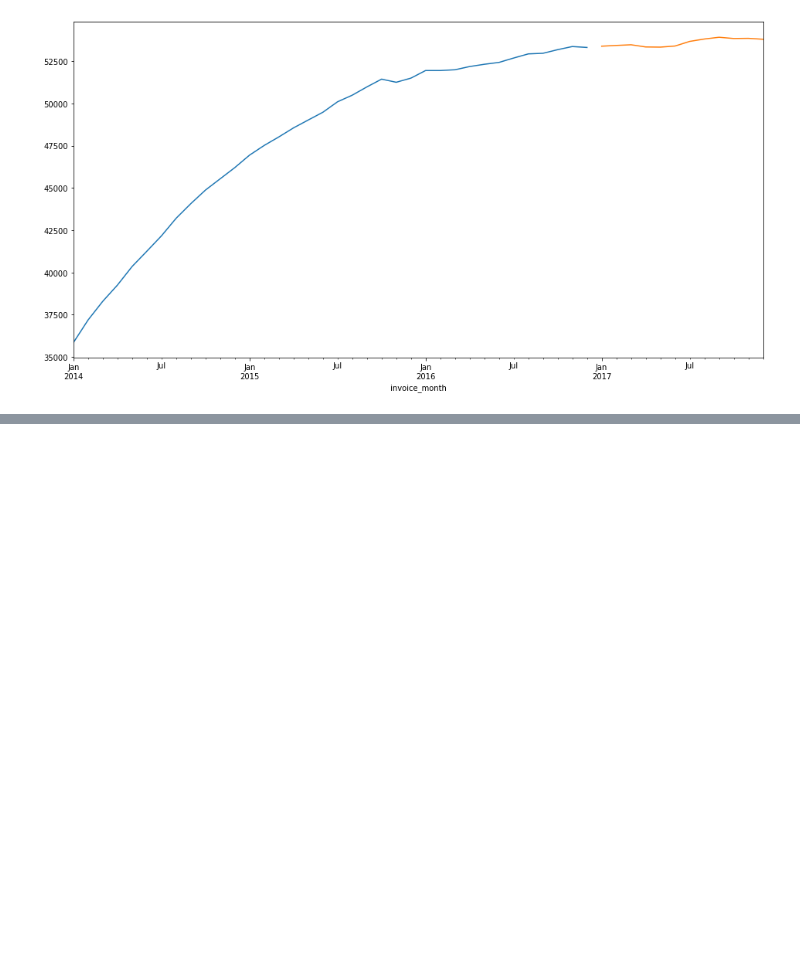
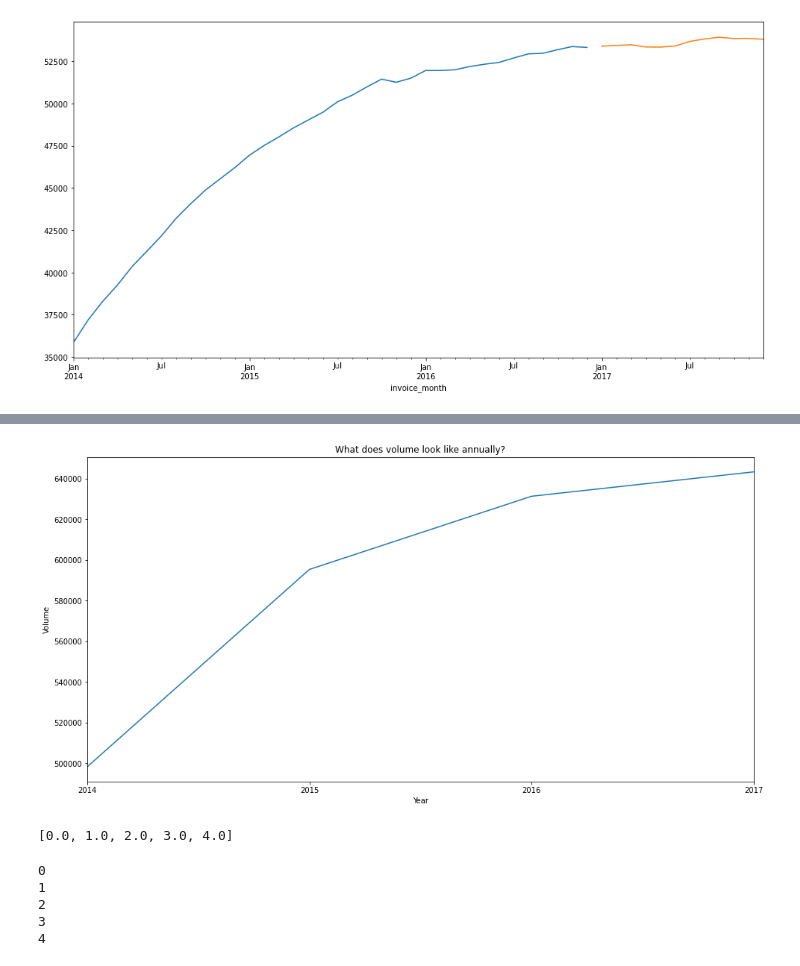
Before and after one commit to aleclhartman/saas-time-series, a Jupyter notebook: saas/wrangle_saas.ipynb, the cells around one changed output, grey strips where cells are left out. Saved outputs shown, nothing was run; the diff lists cells and outputs as text; code cells hidden in the pictures; blank space fills up the shorter version.

```diff
--- a/saas/wrangle_saas.ipynb
+++ b/saas/wrangle_saas.ipynb
@@ -219,0 +274,23 @@ plt.show()
+# %%
+# plot annual volume
+df.resample("Y").amount.sum().plot(figsize=(16,8))
+
+plt.title("What does volume look like annually?")
+plt.xlabel("Year")
+plt.ylabel("Volume")
+plt.show()
+# %% [output]
+[figure, added]
+# %%
+df.subscription_type.sort_values().unique().tolist()
+# %% [output]
+[0.0, 1.0, 2.0, 3.0, 4.0]
+# %%
+for sub in df.subscription_type.sort_values().unique().tolist():
+    print(int(sub))
+# %% [output]
+0
+1
+2
+3
+4
```
Also changed, not shown: parts of 41 cells of this notebook.
